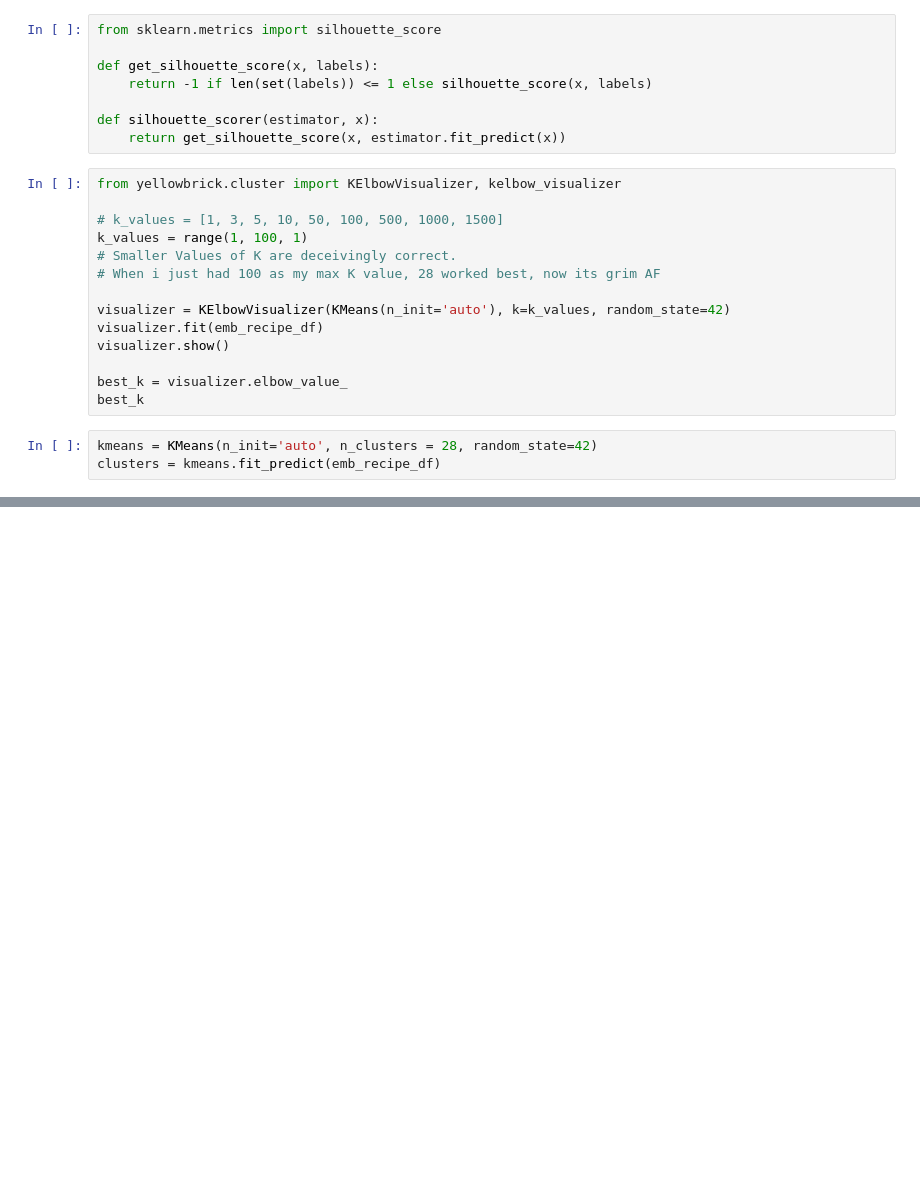
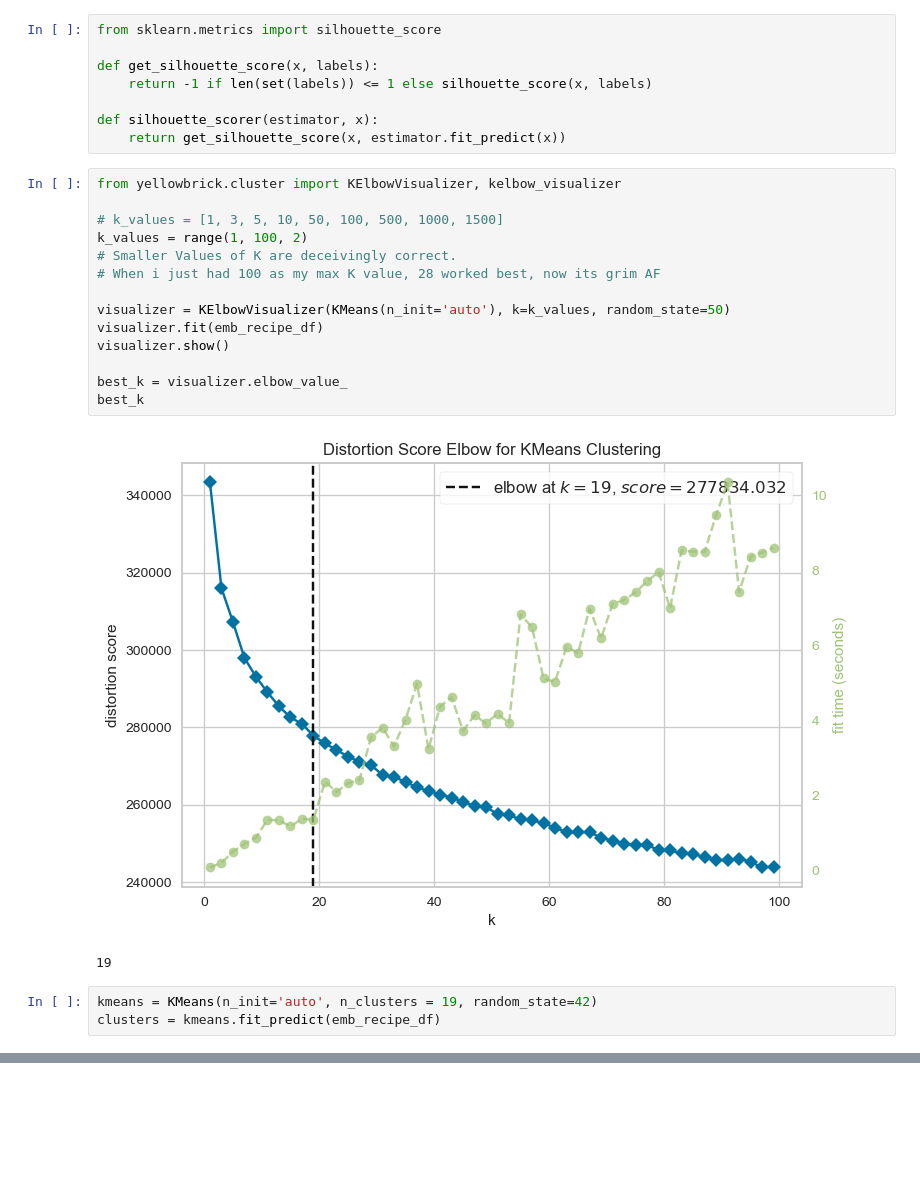
Before and after one commit to Hanson-Sun/cpsc330-hw6, a Jupyter notebook: hw6.ipynb, the cells around one changed output, grey strips where cells are left out. Saved outputs shown, nothing was run; the diff lists cells and outputs as text; blank space fills up the shorter version.

```diff
--- a/hw6.ipynb
+++ b/hw6.ipynb
@@ -913,19 +914,22 @@ def silhouette_scorer(estimator, x):
 # %%
 from yellowbrick.cluster import KElbowVisualizer, kelbow_visualizer
 
 # k_values = [1, 3, 5, 10, 50, 100, 500, 1000, 1500]
-k_values = range(1, 100, 1)
+k_values = range(1, 100, 2)
 # Smaller Values of K are deceivingly correct.
 # When i just had 100 as my max K value, 28 worked best, now its grim AF
 
-visualizer = KElbowVisualizer(KMeans(n_init='auto'), k=k_values, random_state=42)
+visualizer = KElbowVisualizer(KMeans(n_init='auto'), k=k_values, random_state=50)
 visualizer.fit(emb_recipe_df)
 visualizer.show()
 
 best_k = visualizer.elbow_value_
 best_k
+# %% [output]
+[figure, added]
+19
 # %%
-kmeans = KMeans(n_init='auto', n_clusters = 28, random_state=42)
+kmeans = KMeans(n_init='auto', n_clusters = 19, random_state=42)
 clusters = kmeans.fit_predict(emb_recipe_df)
 # %%
 print_clusters(recipes_df, clusters)
```
Also changed, not shown: parts of 13 cells of this notebook, 1 other file.
